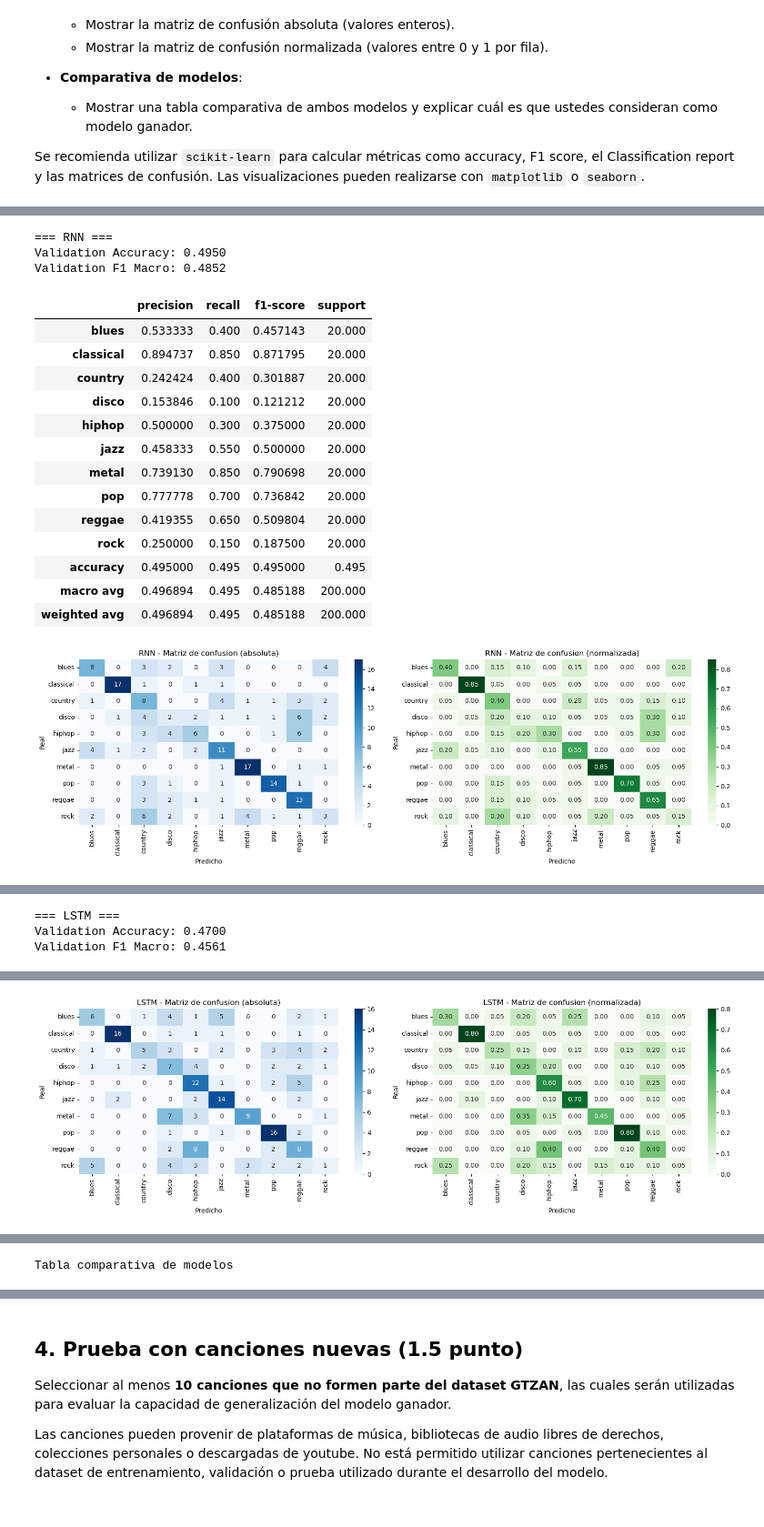
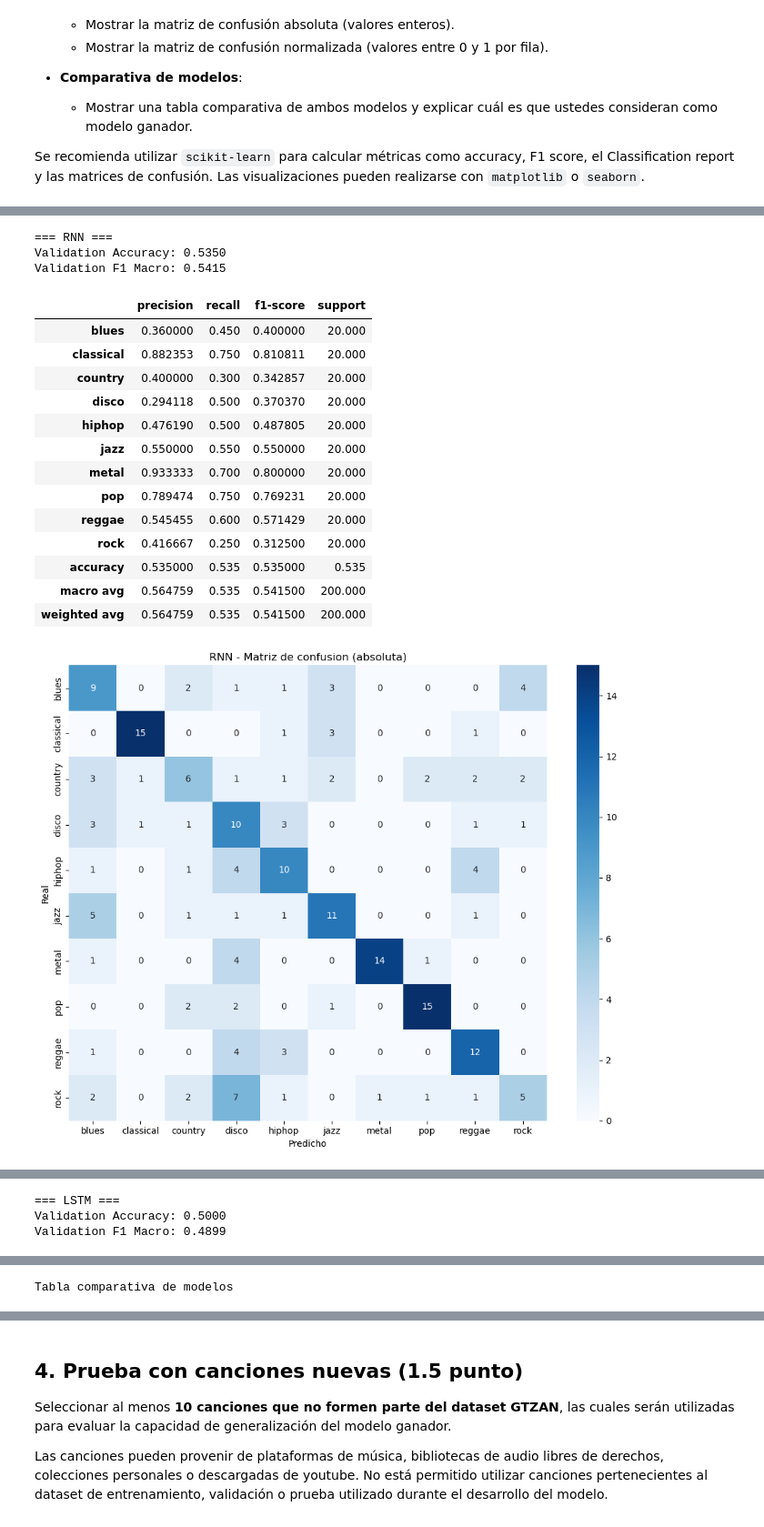
Before and after one commit to Melzr/DeepLearning, a Jupyter notebook: Lazzaro-Melina-DL-TP3-Co24.ipynb, the cells around one changed output, grey strips where cells are left out. Shown at 91% size. Saved outputs shown, nothing was run; the diff lists cells and outputs as text; code cells hidden in the pictures.

Commit message:
fix models

```diff
--- a/Lazzaro-Melina-DL-TP3-Co24.ipynb
+++ b/Lazzaro-Melina-DL-TP3-Co24.ipynb
@@ -500,6 +499,15 @@ Cada modelo entrenado debe ser evaluado utilizando las siguientes métricas:
 
 Se recomienda utilizar `scikit-learn` para calcular métricas como accuracy, F1 score, el Classification report y las matrices de confusión. Las visualizaciones pueden realizarse con `matplotlib` o `seaborn`.
 # %%
+models = {
+  "RNN": rnn_model,
+  "LSTM": lstm_model
+}
+histories = {
+  "RNN": rnn_history,
+  "LSTM": lstm_history
+}
+
 def get_predictions(model, data_loader, device):
     model.eval()
     all_preds = []
@@ -561,34 +569,33 @@ for name, model in models.items():
     print(f"Validation F1 Macro: {f1:.4f}")
     display(pd.DataFrame(report_dict).transpose())
 
-    fig, axes = plt.subplots(1, 2, figsize=(16, 5))
-
+    plt.figure(figsize=(10, 8))
     sns.heatmap(
         cm,
         annot=True,
         fmt="d",
         cmap="Blues",
         xticklabels=genres,
-        yticklabels=genres,
-        ax=axes[0]
+        yticklabels=genres
     )
-    axes[0].set_title(f"{name} - Matriz de confusion (absoluta)")
-    axes[0].set_xlabel("Predicho")
-    axes[0].set_ylabel("Real")
+    plt.title(f"{name} - Matriz de confusion (absoluta)")
+    plt.xlabel("Predicho")
+    plt.ylabel("Real")
+    plt.tight_layout()
+    plt.show()
 
+    plt.figure(figsize=(10, 8))
     sns.heatmap(
         cm_norm,
         annot=True,
         fmt=".2f",
         cmap="Greens",
         xticklabels=genres,
-        yticklabels=genres,
-        ax=axes[1]
+        yticklabels=genres
     )
-    axes[1].set_title(f"{name} - Matriz de confusion (normalizada)")
-    axes[1].set_xlabel("Predicho")
-    axes[1].set_ylabel("Real")
-
+    plt.title(f"{name} - Matriz de confusion (normalizada)")
+    plt.xlabel("Predicho")
+    plt.ylabel("Real")
     plt.tight_layout()
     plt.show()
 
@@ -597,9 +604,7 @@ for name, res in eval_results.items():
     comparison_rows.append({
         "Modelo": name,
         "Val Accuracy": res["accuracy"],
-        "Val F1 Macro": res["f1_macro"],
-        "Best Val F1 (checkpoint)": histories[name]["best_val_f1"],
-        "Best Epoch": int(np.argmax(histories[name]["val_f1"]) + 1)
+        "Val F1 Macro": res["f1_macro"]
     })
 
 comparison_df = pd.DataFrame(comparison_rows).sort_values(
@@ -620,18 +625,18 @@ print(f"Modelo ganador sugerido por F1 Macro: {winner_model_name}")
 === RNN ===
-Validation Accuracy: 0.4950
-Validation F1 Macro: 0.4852
+Validation Accuracy: 0.5350
+Validation F1 Macro: 0.5415
 |  | precision | recall | f1-score | support |
-| blues | 0.533333 | 0.400 | 0.457143 | 20.000 |
-| classical | 0.894737 | 0.850 | 0.871795 | 20.000 |
-| country | 0.242424 | 0.400 | 0.301887 | 20.000 |
-| disco | 0.153846 | 0.100 | 0.121212 | 20.000 |
-| hiphop | 0.500000 | 0.300 | 0.375000 | 20.000 |
-| jazz | 0.458333 | 0.550 | 0.500000 | 20.000 |
-| metal | 0.739130 | 0.850 | 0.790698 | 20.000 |
-| pop | 0.777778 | 0.700 | 0.736842 | 20.000 |
-| reggae | 0.419355 | 0.650 | 0.509804 | 20.000 |
-| rock | 0.250000 | 0.150 | 0.187500 | 20.000 |
-| accuracy | 0.495000 | 0.495 | 0.495000 | 0.495 |
-| macro avg | 0.496894 | 0.495 | 0.485188 | 200.000 |
-| weighted avg | 0.496894 | 0.495 | 0.485188 | 200.000 |
+| blues | 0.360000 | 0.450 | 0.400000 | 20.000 |
+| classical | 0.882353 | 0.750 | 0.810811 | 20.000 |
+| country | 0.400000 | 0.300 | 0.342857 | 20.000 |
+| disco | 0.294118 | 0.500 | 0.370370 | 20.000 |
+| hiphop | 0.476190 | 0.500 | 0.487805 | 20.000 |
+| jazz | 0.550000 | 0.550 | 0.550000 | 20.000 |
+| metal | 0.933333 | 0.700 | 0.800000 | 20.000 |
+| pop | 0.789474 | 0.750 | 0.769231 | 20.000 |
+| reggae | 0.545455 | 0.600 | 0.571429 | 20.000 |
+| rock | 0.416667 | 0.250 | 0.312500 | 20.000 |
+| accuracy | 0.535000 | 0.535 | 0.535000 | 0.535 |
+| macro avg | 0.564759 | 0.535 | 0.541500 | 200.000 |
+| weighted avg | 0.564759 | 0.535 | 0.541500 | 200.000 |
-[figure, old version]
+[figure, new version]
@@ -638,4 +644,4 @@ Validation F1 Macro: 0.4852
 === LSTM ===
-Validation Accuracy: 0.4700
-Validation F1 Macro: 0.4561
+Validation Accuracy: 0.5000
+Validation F1 Macro: 0.4899
 |  | precision | recall | f1-score | support |
@@ -655 +660,0 @@ Validation F1 Macro: 0.4561
-[figure, old version]
```
Also changed, not shown: parts of 7 cells of this notebook.
